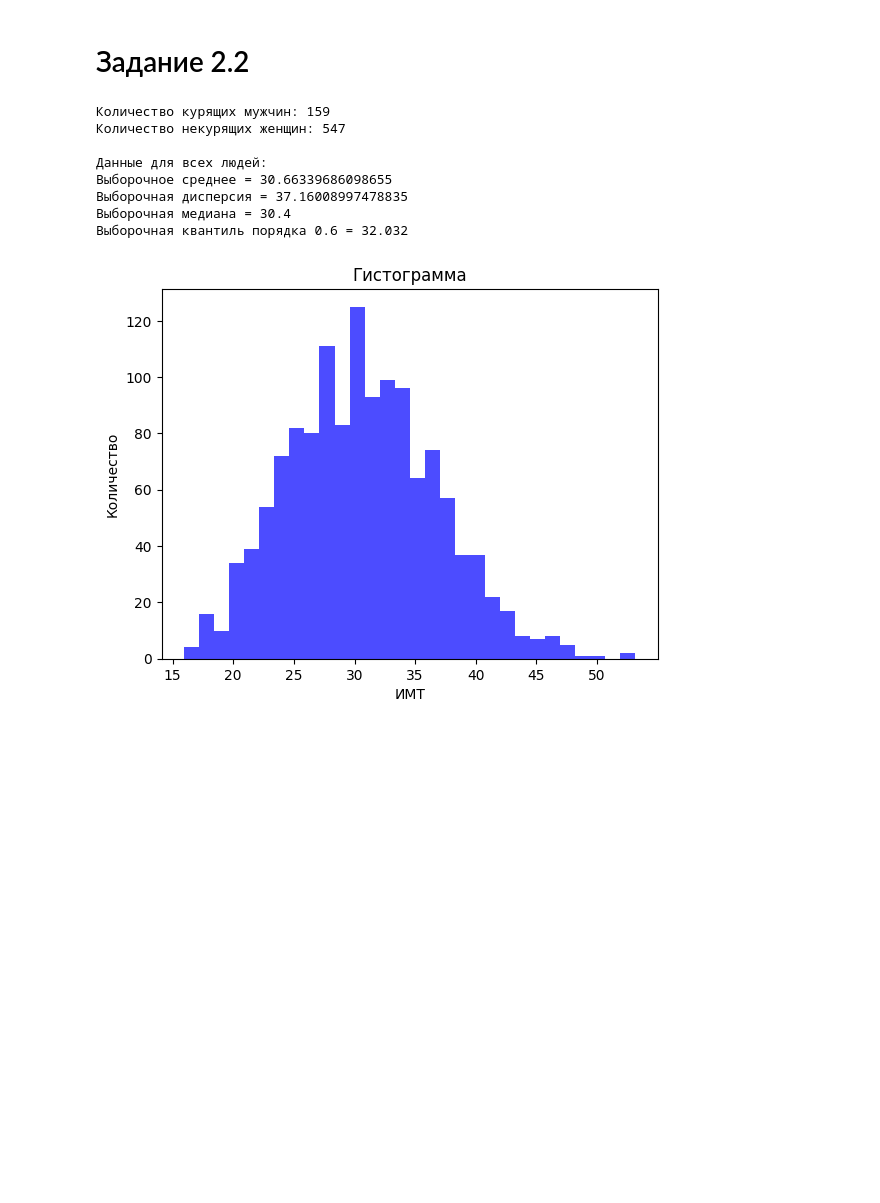
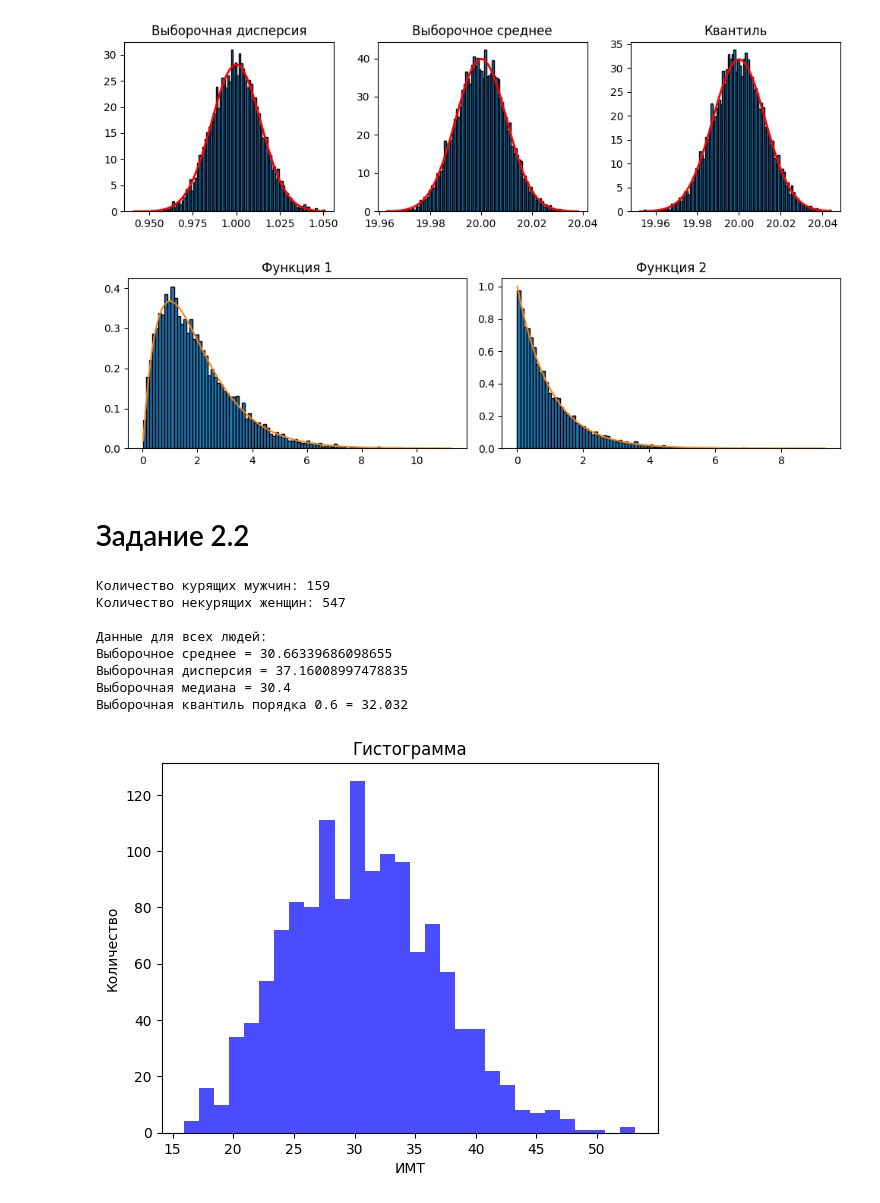
Before and after one commit to ixi8ixi/mathStat_y2023, a Jupyter notebook: lab1.ipynb, the cells around one changed output. Saved outputs shown, nothing was run; the diff lists cells and outputs as text; code cells hidden in the pictures; blank space fills up the shorter version.

```diff
--- a/lab1.ipynb
+++ b/lab1.ipynb
@@ -1,3 +82,28 @@
+# %%
+def gen_and_process_sample(mean, std_dev, element_number, stats: SampleStats):
+    data = np.random.normal(mean, std_dev, element_number)
+    stats.addMean(np.mean(data))
+    stats.addVariance(np.var(data))
+    stats.addQuantile(np.median(data))
+
+    norm_rv = sts.norm(loc=20, scale=1)
+
+    sorted_data = np.sort(data)
+    stats.addFF(element_number * norm_rv.cdf(sorted_data[1]))
+    stats.addFS(element_number * (1 - norm_rv.cdf(sorted_data[-1])))
+# %%
+def process_and_show_samples(mean, std_dev, element_number, sample_number):
+    stats = SampleStats(mean, std_dev)
+    for _ in tqdm(range(sample_number)):
+        gen_and_process_sample(mean, std_dev, element_number, stats)
+
+    stats.showStats()
+    stats.show_functions()
+# %%
+process_and_show_samples(20, 1, 10000, 10000)
+# %% [output]
+[figure, added]
+[figure, added]
 # %% [markdown]
 # Задание 2.2
 # %%
```
Also changed, not shown: parts of 5 cells of this notebook.
